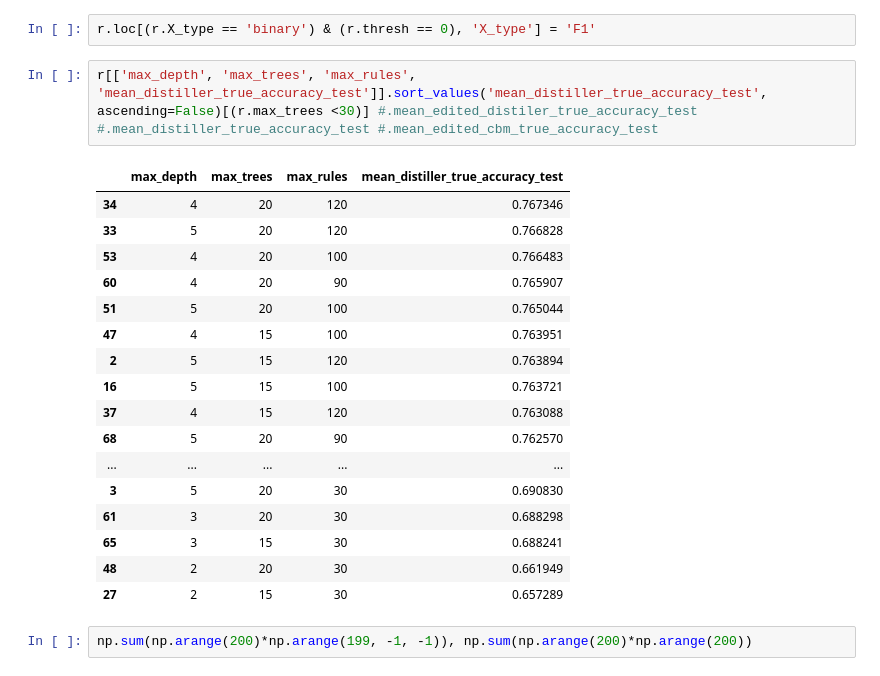
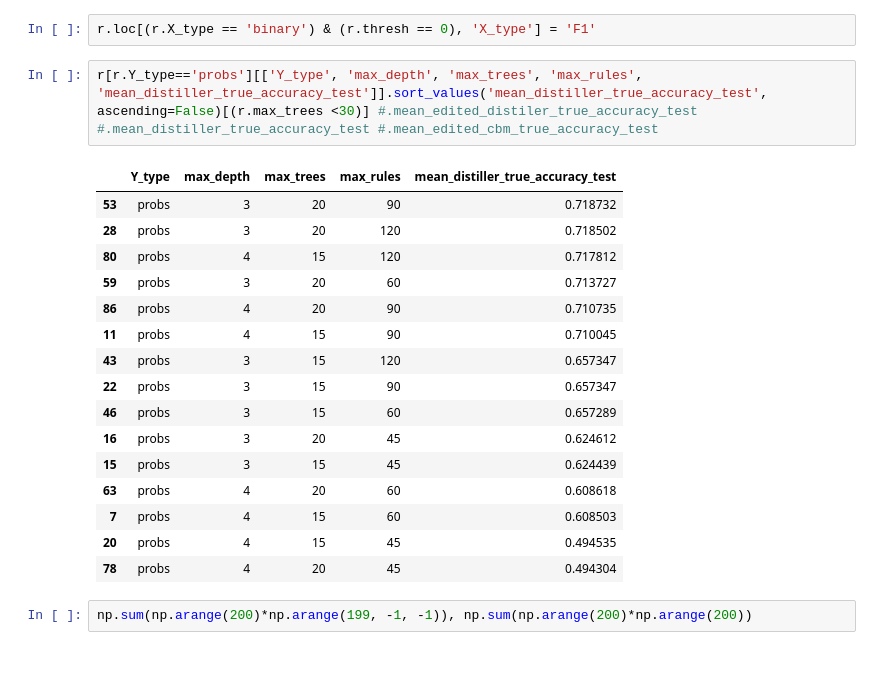
Before and after one commit to mattyshen/adaptiveTTI, a Jupyter notebook: notebooks/mold.ipynb, the cells around one changed output. Drawn from its saved outputs; the diff is of its cells as text.

```diff
--- a/notebooks/mold.ipynb
+++ b/notebooks/mold.ipynb
@@ -149,25 +149,24 @@ r = r.drop(columns  = ['save_dir', 'save_dir_unique', 'use_cache', 'device']
 # %%
 r.loc[(r.X_type == 'binary') & (r.thresh == 0), 'X_type'] = 'F1'
 # %%
-r[['max_depth', 'max_trees', 'max_rules', 'mean_distiller_true_accuracy_test']].sort_values('mean_distiller_true_accuracy_test', ascending=False)[(r.max_trees <30)] #.mean_edited_distiler_true_accuracy_test #.mean_distiller_true_accuracy_test #.mean_edited_cbm_true_accuracy_test
+r[r.Y_type=='probs'][['Y_type', 'max_depth', 'max_trees', 'max_rules', 'mean_distiller_true_accuracy_test']].sort_values('mean_distiller_true_accuracy_test', ascending=False)[(r.max_trees <30)] #.mean_edited_distiler_true_accuracy_test #.mean_distiller_true_accuracy_test #.mean_edited_cbm_true_accuracy_test
 # %% [output]
-|  | max_depth | max_trees | max_rules | mean_distiller_true_accuracy_test |
-| 34 | 4 | 20 | 120 | 0.767346 |
-| 33 | 5 | 20 | 120 | 0.766828 |
-| 53 | 4 | 20 | 100 | 0.766483 |
-| 60 | 4 | 20 | 90 | 0.765907 |
-| 51 | 5 | 20 | 100 | 0.765044 |
-| 47 | 4 | 15 | 100 | 0.763951 |
-| 2 | 5 | 15 | 120 | 0.763894 |
-| 16 | 5 | 15 | 100 | 0.763721 |
-| 37 | 4 | 15 | 120 | 0.763088 |
-| 68 | 5 | 20 | 90 | 0.762570 |
-| ... | ... | ... | ... | ... |
-| 3 | 5 | 20 | 30 | 0.690830 |
-| 61 | 3 | 20 | 30 | 0.688298 |
-| 65 | 3 | 15 | 30 | 0.688241 |
-| 48 | 2 | 20 | 30 | 0.661949 |
-| 27 | 2 | 15 | 30 | 0.657289 |
+|  | Y_type | max_depth | max_trees | max_rules | mean_distiller_true_accuracy_test |
+| 53 | probs | 3 | 20 | 90 | 0.718732 |
+| 28 | probs | 3 | 20 | 120 | 0.718502 |
+| 80 | probs | 4 | 15 | 120 | 0.717812 |
+| 59 | probs | 3 | 20 | 60 | 0.713727 |
+| 86 | probs | 4 | 20 | 90 | 0.710735 |
+| 11 | probs | 4 | 15 | 90 | 0.710045 |
+| 43 | probs | 3 | 15 | 120 | 0.657347 |
+| 22 | probs | 3 | 15 | 90 | 0.657347 |
+| 46 | probs | 3 | 15 | 60 | 0.657289 |
+| 16 | probs | 3 | 20 | 45 | 0.624612 |
+| 15 | probs | 3 | 15 | 45 | 0.624439 |
+| 63 | probs | 4 | 20 | 60 | 0.608618 |
+| 7 | probs | 4 | 15 | 60 | 0.608503 |
+| 20 | probs | 4 | 15 | 45 | 0.494535 |
+| 78 | probs | 4 | 20 | 45 | 0.494304 |
 # %%
 np.sum(np.arange(200)*np.arange(199, -1, -1)), np.sum(np.arange(200)*np.arange(200))
 # %% [output]
```
Also changed, not shown: parts of 1 cell of this notebook, 4 other files.
